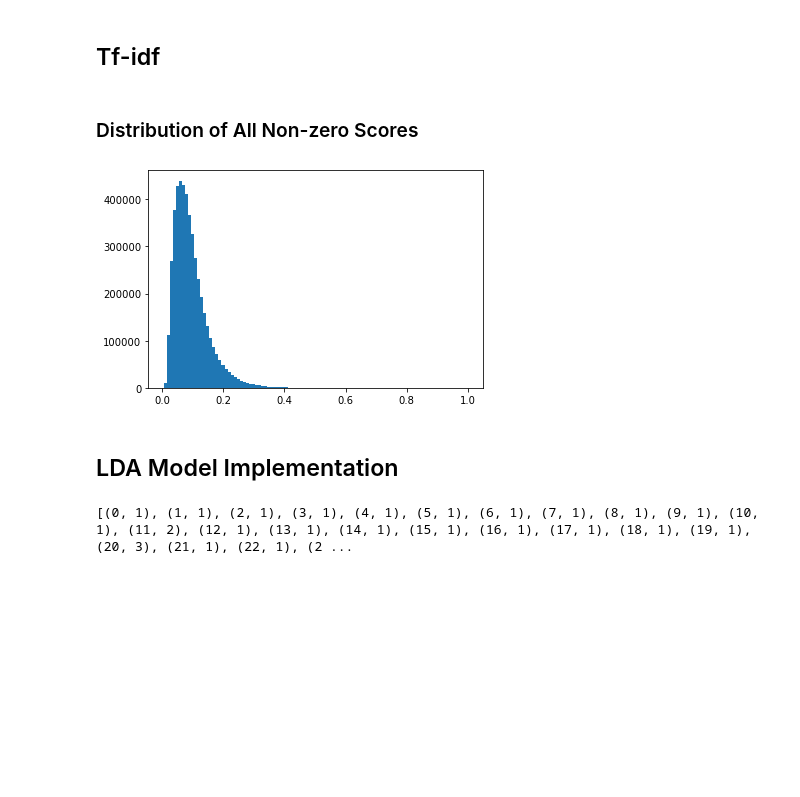
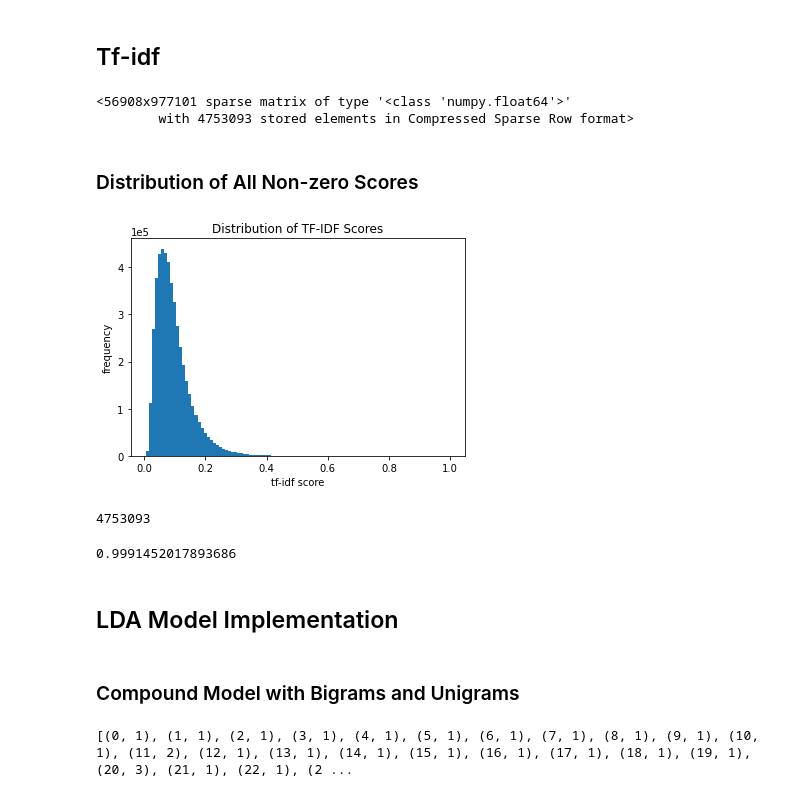
Before and after one commit to April2Carrie/YelpProject, a Jupyter notebook: Code/Bigrams.ipynb, the cells around one changed output. Drawn from its saved outputs; the diff is of its cells as text; code cells hidden in the pictures; blank space fills up the shorter version.

Commit message:
Notebook and converted .html for bigrams and LDA.

```diff
--- a/Code/Bigrams.ipynb
+++ b/Code/Bigrams.ipynb
@@ -94,14 +94,31 @@ tfidf = TfidfVectorizer(ngram_range=(1,2),stop_words = 'english')
 TFIDF = tfidf.fit_transform(comm_clean)
 # %%
 word = tfidf.get_feature_names_out()
+# %%
+TFIDF
+# %% [output]
+<56908x977101 sparse matrix of type '<class 'numpy.float64'>'
+        with 4753093 stored elements in Compressed Sparse Row format>
 # %% [markdown]
 ### Distribution of All Non-zero Scores
 # %%
 A = csr_matrix(TFIDF)
 plt.hist(A.data, bins = 100)
+plt.xlabel("tf-idf score")
+plt.ylabel("frequency")
+plt.ticklabel_format(style="sci",scilimits=(0,2),axis="y")
+plt.title("Distribution of TF-IDF Scores")
 plt.show()
 # %% [output]
-[figure, old version]
+[figure, new version]
+# %%
+len(A.data)
+# %% [output]
+4753093
+# %%
+1-47530938/(56908*977101)
+# %% [output]
+0.9991452017893686
 # %% [markdown]
 ## LDA Model Implementation
 # %%
@@ -112,4 +129,6 @@ from gensim.test.utils import datapath
 import pyLDAvis
 import pyLDAvis.gensim_models
 import os
+# %% [markdown]
+### Compound Model with Bigrams and Unigrams
 # %%
```
Also changed, not shown: parts of 16 cells of this notebook, 1 other file.
